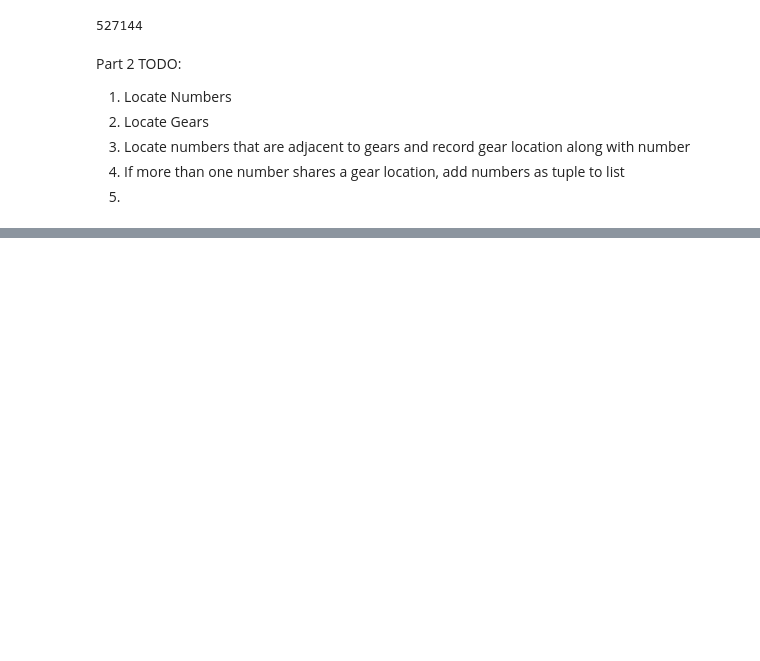
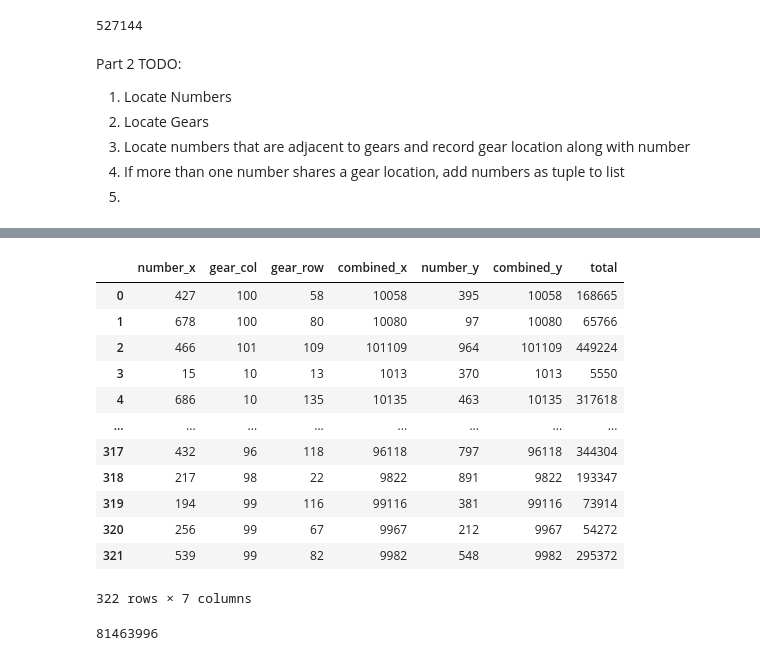
Before and after one commit to alex-geodev/aoc-2023, a Jupyter notebook: Day3/day3.ipynb, the cells around one changed output, grey strips where cells are left out. Cells and saved outputs as stored; diff of their text form; code cells hidden in the pictures; blank space fills up the shorter version.

```diff
--- a/Day3/day3.ipynb
+++ b/Day3/day3.ipynb
@@ -262,0 +331,2 @@ def get_gear_indexes(row):
+# %%
+df_uniq = df[df.duplicated(subset=['combined'], keep=False)]
@@ -262,0 +355,8 @@ def get_gear_indexes(row):
+# %%
+even_list = [x for x in range(df_uniq.shape[0]) if x%2==0]
+odd_list = [x for x in range(df_uniq.shape[0]) if x%2!=0]
+# %%
+df_even= df_uniq.iloc[even_list]
+df_odd = df_uniq.iloc[odd_list]
+
+df_all = df_even.merge(df_odd,on=['gear_row','gear_col'])
@@ -262,0 +377,22 @@ def get_gear_indexes(row):
+# %%
+df_all['total'] = df_all.number_x*df_all.number_y
+# %%
+df_all
+# %% [output]
+|  | number_x | gear_col | gear_row | combined_x | number_y | combined_y | total |
+| 0 | 427 | 100 | 58 | 10058 | 395 | 10058 | 168665 |
+| 1 | 678 | 100 | 80 | 10080 | 97 | 10080 | 65766 |
+| 2 | 466 | 101 | 109 | 101109 | 964 | 101109 | 449224 |
+| 3 | 15 | 10 | 13 | 1013 | 370 | 1013 | 5550 |
+| 4 | 686 | 10 | 135 | 10135 | 463 | 10135 | 317618 |
+| ... | ... | ... | ... | ... | ... | ... | ... |
+| 317 | 432 | 96 | 118 | 96118 | 797 | 96118 | 344304 |
+| 318 | 217 | 98 | 22 | 9822 | 891 | 9822 | 193347 |
+| 319 | 194 | 99 | 116 | 99116 | 381 | 99116 | 73914 |
+| 320 | 256 | 99 | 67 | 9967 | 212 | 9967 | 54272 |
+| 321 | 539 | 99 | 82 | 9982 | 548 | 9982 | 295372 |
+322 rows × 7 columns
+# %%
+df_all.total.sum()
+# %% [output]
+81463996
```
Also changed, not shown: parts of 14 cells of this notebook.
